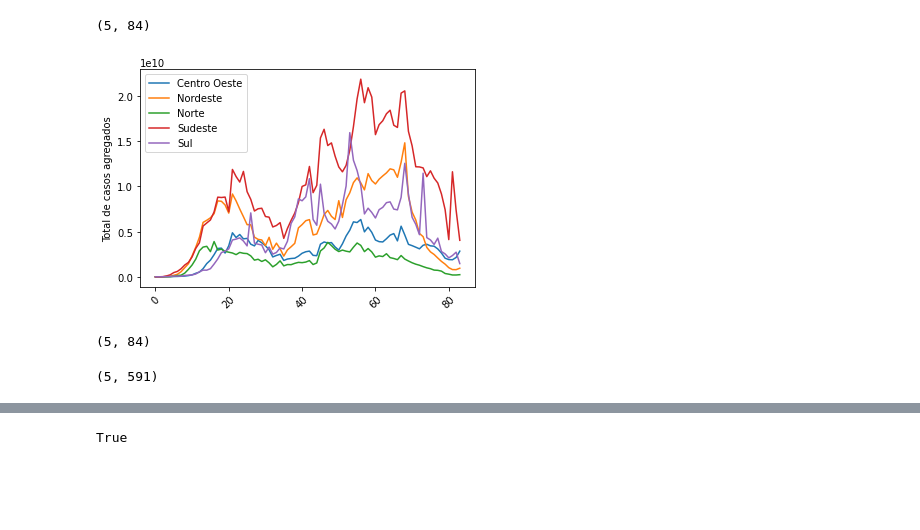
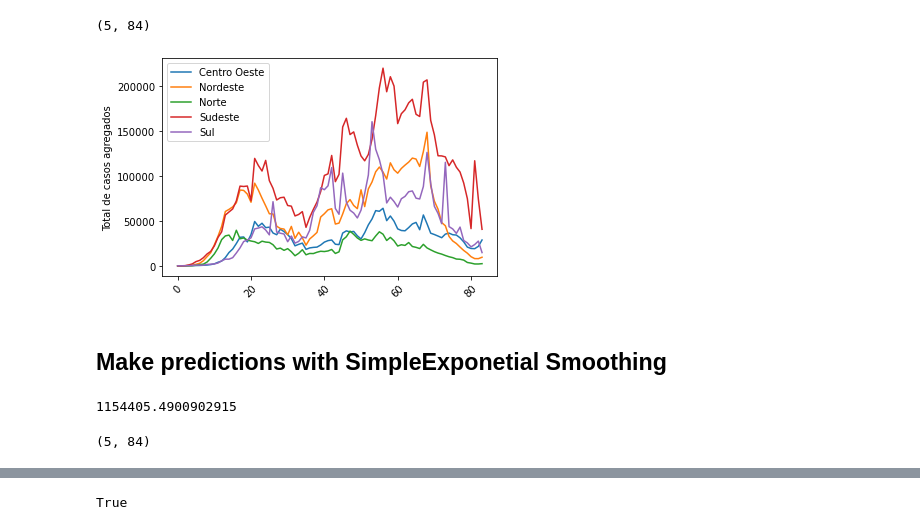
Before and after one commit to FelipeSchreiber/BR_COVID_SPATIAL_TIMESERIES, a Jupyter notebook: ModelingNumberOfCases.ipynb, the cells around one changed output, grey strips where cells are left out. Saved outputs shown, nothing was run; the diff lists cells and outputs as text; code cells hidden in the pictures; blank space fills up the shorter version.

```diff
--- a/ModelingNumberOfCases.ipynb
+++ b/ModelingNumberOfCases.ipynb
@@ -115,0 +86,21 @@ X.shape
+# %%
+agg_data = data[[field,"city_ibge_code","region","date"]]\
+                            .groupby("city_ibge_code")\
+                            .apply(lambda x: interpolate_mun(x,field))
+agg_data["deaths"] = data[["new_deaths","city_ibge_code","region","date"]]\
+                            .groupby("city_ibge_code")\
+                            .apply(lambda x: interpolate_mun(x,"new_deaths"))["new_deaths"]
+agg_data = agg_data.reset_index()
+agg_data.rename(columns={"level_1": "date"},inplace=True)
+agg_data = agg_data[[field,"deaths","region","date"]].groupby(['region',"date"]).sum()
+grouped = agg_data.reset_index().groupby("region")
+infected = np.zeros((len(grouped),delta.days + 1))
+deaths = np.zeros((len(grouped),delta.days + 1))
+for i,(group, data_) in enumerate(grouped):
+    series = data_[[field,"date"]]
+    print(i,group)
+    series = series.set_index("date").reindex(dates).interpolate().ffill().fillna(0)
+    infected[i,:] = series.values.reshape(len(series))
+    series = data_[["deaths","date"]]
+    series = series.set_index("date").reindex(dates).interpolate().ffill().fillna(0)
+    deaths[i,:] = series.values.reshape(len(series))
@@ -116,8 +113,8 @@ X.shape
 # %%
-l = ["Centro Oeste","Nordeste","Norte","Sudeste","Sul"]
+labels = ["Centro Oeste","Nordeste","Norte","Sudeste","Sul"]
 # %%
 for i in range(5):
-    plt.plot(dates,X[i,:],label=l[i])
+    plt.plot(dates,infected[i,:],label=labels[i])
 plt.legend()
 plt.ylabel("Total de casos agregados")
 plt.xticks(rotation=45)
@@ -125,32 +122,31 @@ plt.show()
 # %% [output]
 [figure]
 # %%
-dim = int(np.floor(X.shape[1]/7))
-Y = np.zeros(( 5, dim))
+dim = int(np.floor(infected.shape[1]/7))
+Y = np.zeros(( 5, dim)) # numero infectados na i-esima regiao na semana t
+D = np.zeros((5,dim)) # numero de mortes
 for t in range(dim):
     for i in range(5):
         if t < dim - 1:
-            Y[i,t] = X[i,7*t+7] - X[i,7*t]
+            Y[i,t] = infected[i,7*t+7] - infected[i,7*t]
+            D[i,t] = np.sum(deaths[i,7*t:7*t+7])
         else:
-            Y[i,t] = X[i,-1]- X[i,7*t]
+            Y[i,t] = infected[i,-1]- infected[i,7*t]
+            D[i,t] = np.sum(deaths[i,7*t:])
 # %%
 Y.shape
 # %% [output]
 (5, 84)
 # %%
 for i in range(5):
-    plt.plot(Y[i,:],label=l[i])
+    plt.plot(Y[i,:],label=labels[i])
 plt.legend()
 plt.ylabel("Total de casos agregados")
 plt.xticks(rotation=45)
 plt.show()
 # %% [output]
-[figure, old version]
+[figure, new version]
+# %% [markdown]
+## Make predictions with SimpleExponetial Smoothing
 # %%
-Y.shape
+from statsmodels.tsa.holtwinters import SimpleExpSmoothing
-# %% [output]
-(5, 84)
-# %%
-X.shape
-# %% [output]
-(5, 591)
@@ -156,0 +168,4 @@ X.shape
+# %%
+np.sum(np.abs(1 - pred/Y))
+# %% [output]
+1154405.4900902915
@@ -156,0 +177,4 @@ X.shape
+# %%
+pred.shape
+# %% [output]
+(5, 84)
```
Also changed, not shown: parts of 35 cells of this notebook, 2 other files.
